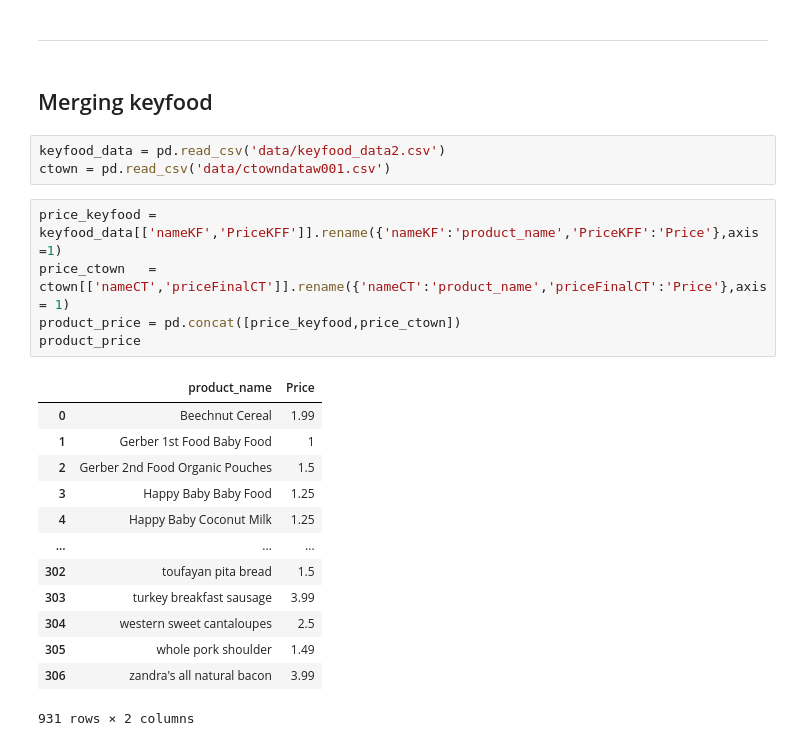
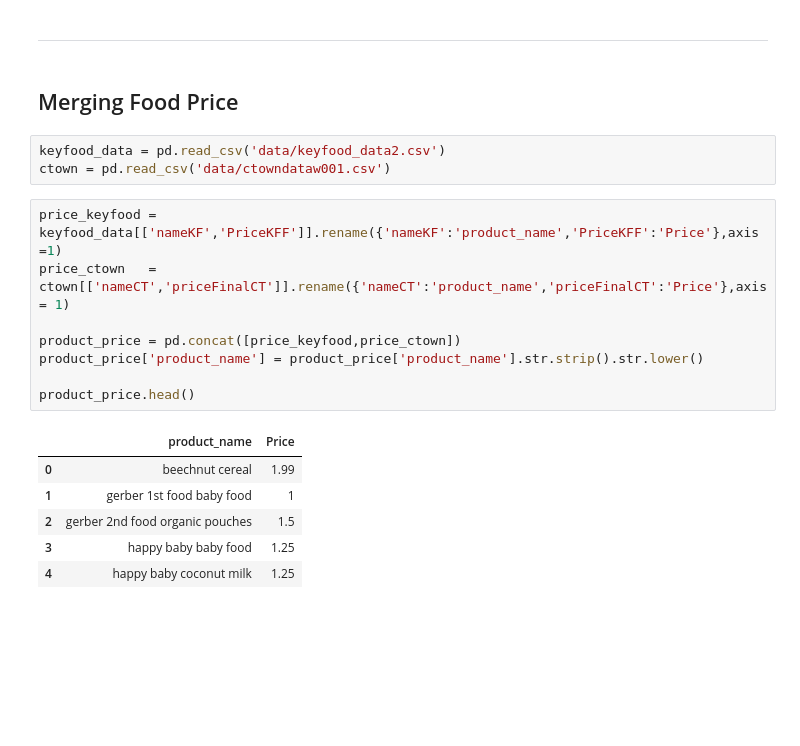
Before and after one commit to Josefa-Sullivan/Instacart, a Jupyter notebook: Mike/instacarteda.ipynb, the cells around one changed output. Saved outputs shown, nothing was run; the diff lists cells and outputs as text; blank space fills up the shorter version.

```diff
--- a/Mike/instacarteda.ipynb
+++ b/Mike/instacarteda.ipynb
@@ -147,26 +241,22 @@ plt.show()
 # %% [markdown]
 ---
 # %% [markdown]
-## Merging keyfood
+## Merging Food Price
 # %%
 keyfood_data = pd.read_csv('data/keyfood_data2.csv')
 ctown = pd.read_csv('data/ctowndataw001.csv')
 # %%
 price_keyfood = keyfood_data[['nameKF','PriceKFF']].rename({'nameKF':'product_name','PriceKFF':'Price'},axis =1)
 price_ctown   = ctown[['nameCT','priceFinalCT']].rename({'nameCT':'product_name','priceFinalCT':'Price'},axis = 1)
+
 product_price = pd.concat([price_keyfood,price_ctown])
-product_price
+product_price['product_name'] = product_price['product_name'].str.strip().str.lower()
+
+product_price.head()
 # %% [output]
 |  | product_name | Price |
-| 0 | Beechnut Cereal | 1.99 |
-| 1 | Gerber 1st Food Baby Food | 1 |
-| 2 | Gerber 2nd Food Organic Pouches | 1.5 |
-| 3 | Happy Baby Baby Food | 1.25 |
-| 4 | Happy Baby Coconut Milk | 1.25 |
-| ... | ... | ... |
-| 302 | toufayan pita bread | 1.5 |
-| 303 | turkey breakfast sausage | 3.99 |
-| 304 | western sweet cantaloupes | 2.5 |
-| 305 | whole pork shoulder | 1.49 |
-| 306 | zandra's all natural bacon | 3.99 |
+| 0 | beechnut cereal | 1.99 |
+| 1 | gerber 1st food baby food | 1 |
+| 2 | gerber 2nd food organic pouches | 1.5 |
+| 3 | happy baby baby food | 1.25 |
+| 4 | happy baby coconut milk | 1.25 |
-931 rows × 2 columns
```
Also changed, not shown: parts of 19 cells of this notebook, 2 other files.
